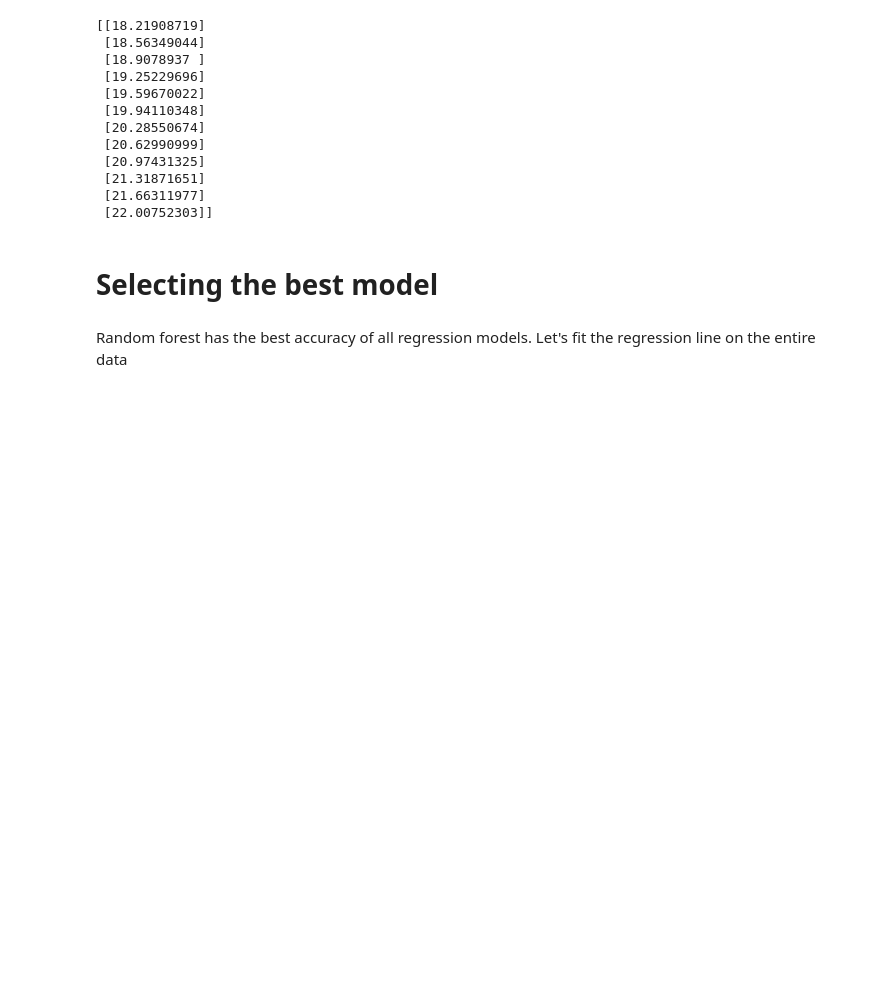
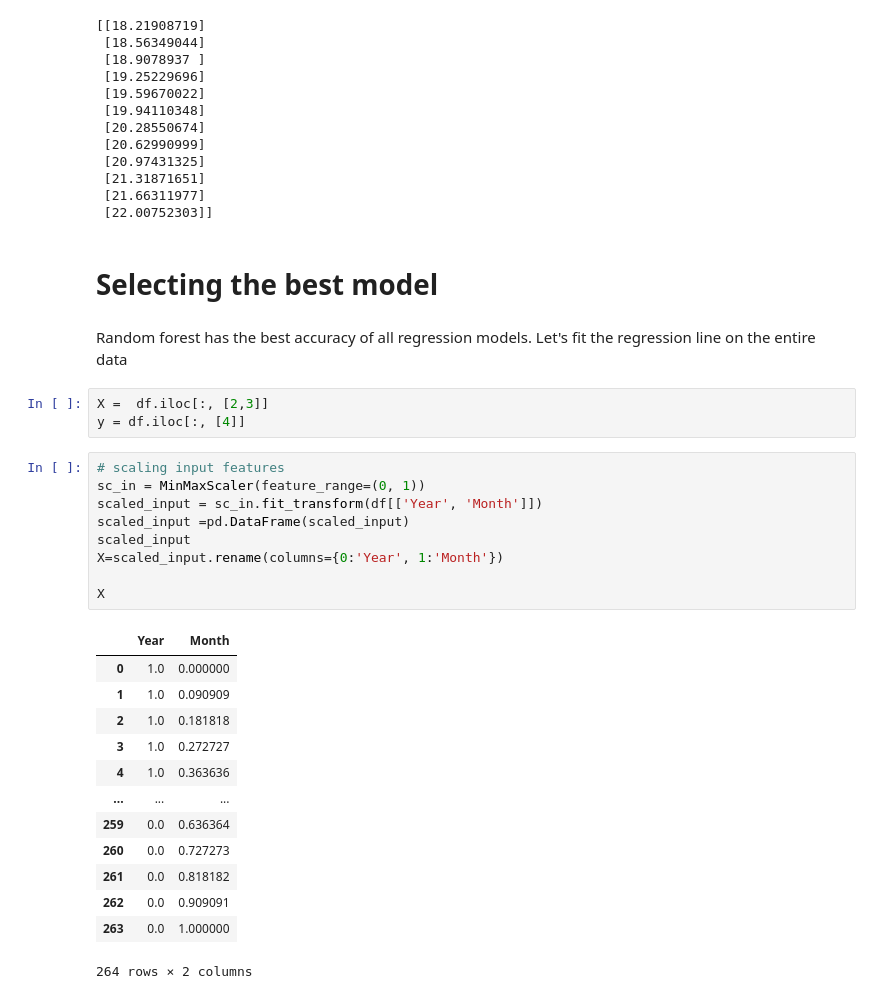
Before and after one commit to Anum29/DPS_AI_Challenge-Model-Deployment-, a Jupyter notebook: Data visualization and model development.ipynb, the cells around one changed output. Drawn from its saved outputs; the diff is of its cells as text; blank space fills up the shorter version.

```diff
--- a/Data visualization and model development.ipynb
+++ b/Data visualization and model development.ipynb
@@ -587,3 +584,29 @@ print(Predictions)
 # Selecting the best model
 # %% [markdown]
  Random forest has the best accuracy of all regression models. Let's fit the regression line on the entire data
+# %%
+X =  df.iloc[:, [2,3]]
+y = df.iloc[:, [4]]
+# %%
+# scaling input features
+sc_in = MinMaxScaler(feature_range=(0, 1))
+scaled_input = sc_in.fit_transform(df[['Year', 'Month']])
+scaled_input =pd.DataFrame(scaled_input)
+scaled_input
+X=scaled_input.rename(columns={0:'Year', 1:'Month'})
+
+X
+# %% [output]
+|  | Year | Month |
+| 0 | 1.0 | 0.000000 |
+| 1 | 1.0 | 0.090909 |
+| 2 | 1.0 | 0.181818 |
+| 3 | 1.0 | 0.272727 |
+| 4 | 1.0 | 0.363636 |
+| ... | ... | ... |
+| 259 | 0.0 | 0.636364 |
+| 260 | 0.0 | 0.727273 |
+| 261 | 0.0 | 0.818182 |
+| 262 | 0.0 | 0.909091 |
+| 263 | 0.0 | 1.000000 |
+264 rows × 2 columns
```
Also changed, not shown: parts of 9 cells of this notebook, 4 other files.
